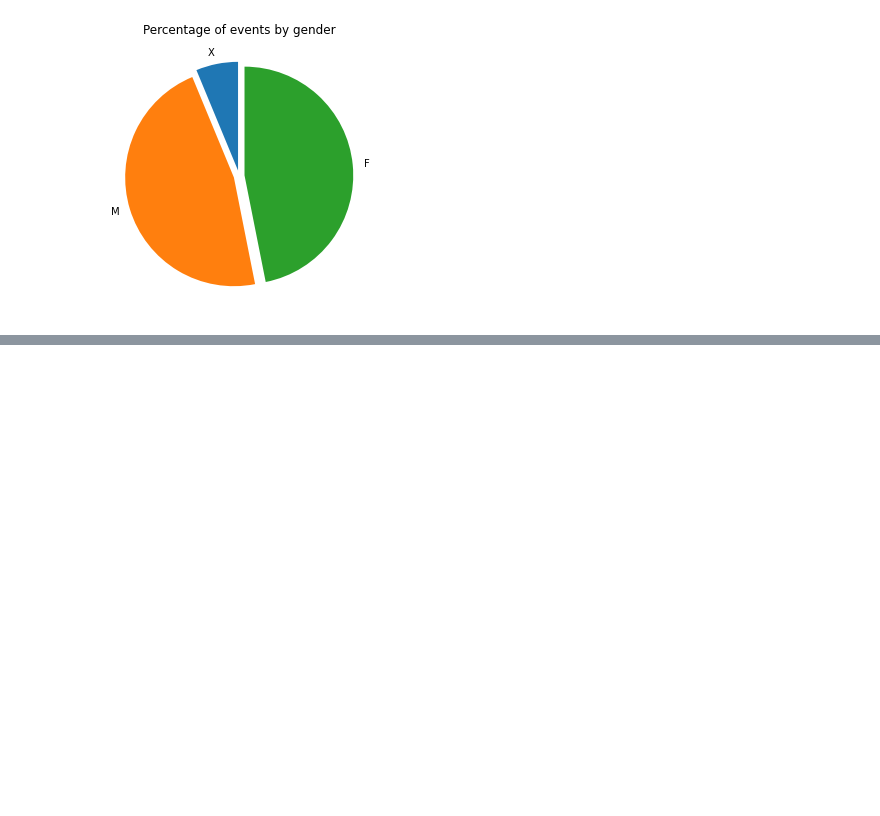
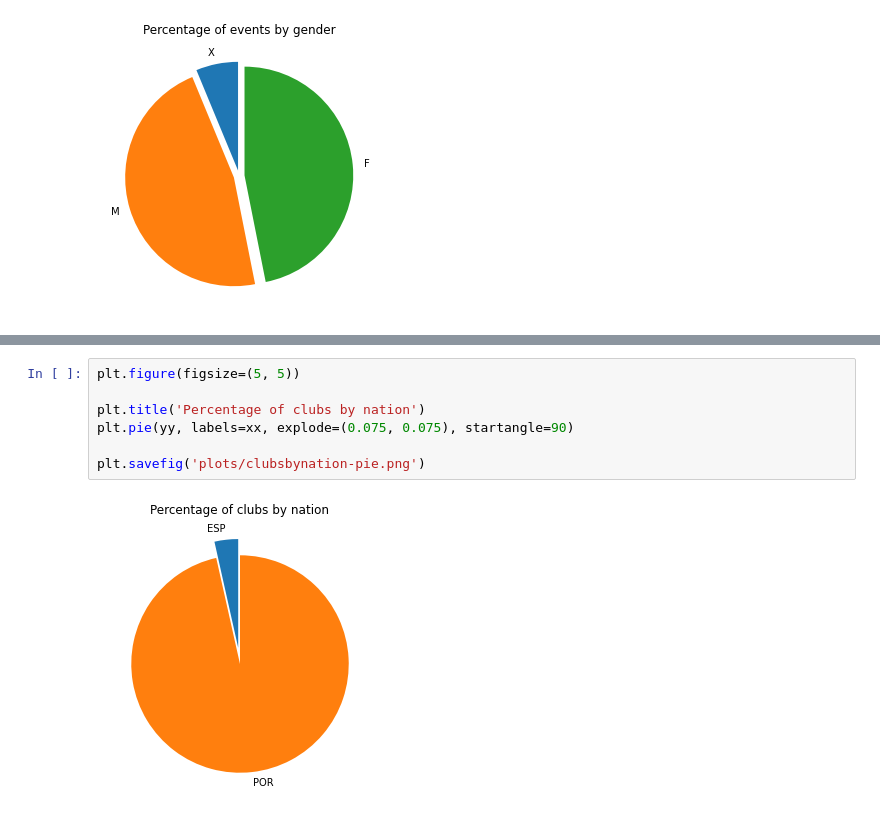
Before and after one commit to ruipedro16/TABD, a Jupyter notebook: queries.ipynb, the cells around one changed output, grey strips where cells are left out. Drawn from its saved outputs; the diff is of its cells as text; blank space fills up the shorter version.

```diff
--- a/queries.ipynb
+++ b/queries.ipynb
@@ -168,0 +196,9 @@ plt.savefig('plots/eventsbygender-pie.png')
+# %%
+plt.figure(figsize=(5, 5))
+
+plt.title('Percentage of clubs by nation')
+plt.pie(yy, labels=xx, explode=(0.075, 0.075), startangle=90)
+
+plt.savefig('plots/clubsbynation-pie.png')
+# %% [output]
+[figure, added]
```
Also changed, not shown: parts of 6 cells of this notebook, 12 other files.
